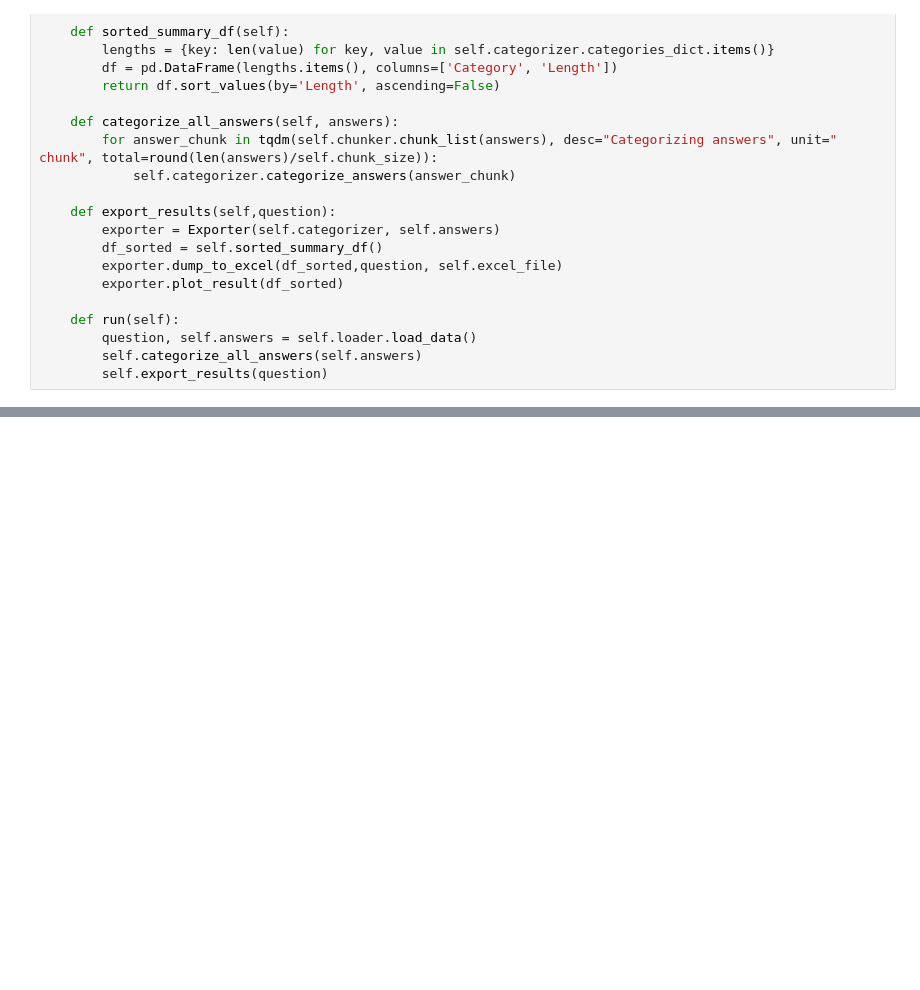
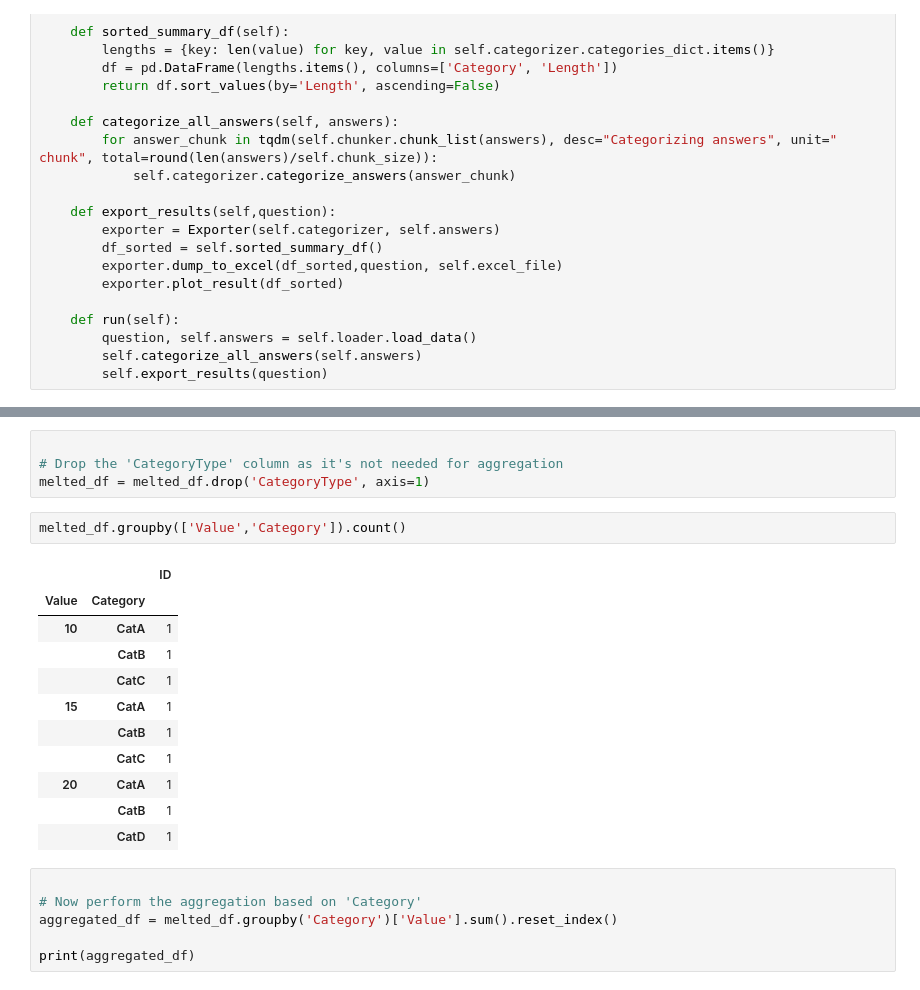
Before and after one commit to GuBee33/survey_categorizer, a Jupyter notebook: c.ipynb, the cells around one changed output, grey strips where cells are left out. Saved outputs shown, nothing was run; the diff lists cells and outputs as text; blank space fills up the shorter version.

```diff
--- a/c.ipynb
+++ b/c.ipynb
@@ -230,0 +469,24 @@ Name: What is your opinion about our cooperation? \nDo you like working with us
+# %%
+
+# Drop the 'CategoryType' column as it's not needed for aggregation
+melted_df = melted_df.drop('CategoryType', axis=1)
+# %%
+melted_df.groupby(['Value','Category']).count()
+# %% [output]
+|  |  | ID |
+| Value | Category |  |
+| 10 | CatA | 1 |
+|  | CatB | 1 |
+|  | CatC | 1 |
+| 15 | CatA | 1 |
+|  | CatB | 1 |
+|  | CatC | 1 |
+| 20 | CatA | 1 |
+|  | CatB | 1 |
+|  | CatD | 1 |
+# %%
+
+# Now perform the aggregation based on 'Category'
+aggregated_df = melted_df.groupby('Category')['Value'].sum().reset_index()
+
+print(aggregated_df)
```
Also changed, not shown: parts of 30 cells of this notebook.
